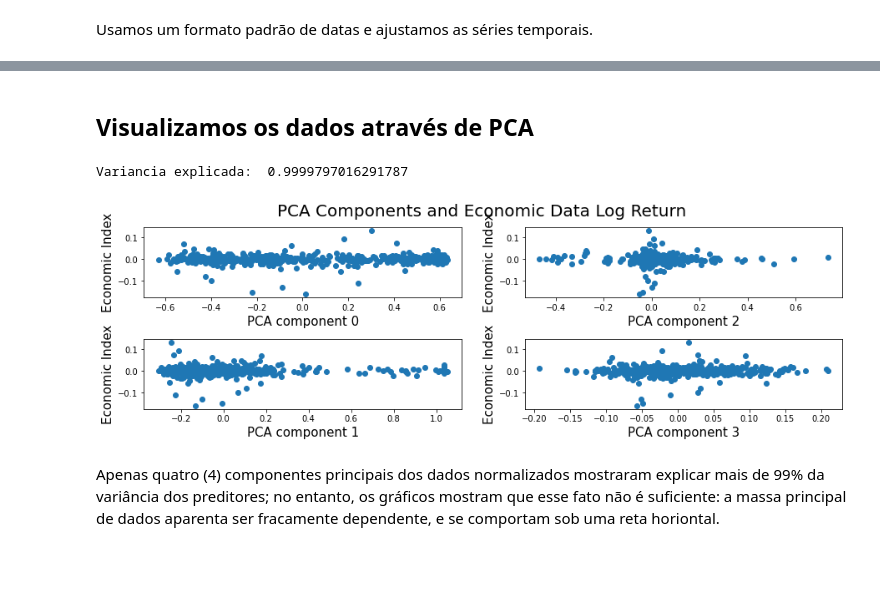
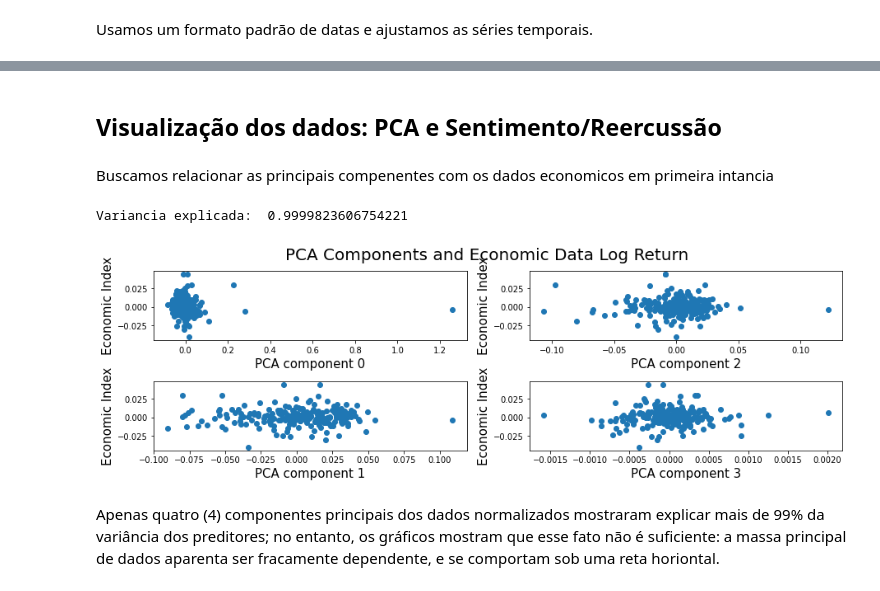
Before and after one commit to GiovaniValdrighi/Bolsonaro_Tweets, a Jupyter notebook: notebooks/effects_tweeter_economic_data.ipynb, the cells around one changed output, grey strips where cells are left out. Cells and saved outputs as stored; diff of their text form; code cells hidden in the pictures; blank space fills up the shorter version.

Commit message:
Effects log-returns

```diff
--- a/notebooks/effects_tweeter_economic_data.ipynb
+++ b/notebooks/effects_tweeter_economic_data.ipynb
@@ -53,9 +34,14 @@ Inclui as etapas de standandização, separação, e agregação segundo diferen
 # read the data
 tweets_data = pd.read_pickle("data/final_tweets_data.pkl")
 tweets_data = tweets_data.drop(["full_text", "full_text_en"], axis=1)
-# economic_data = pd.read_csv("data/economic_time_series.csv", sep=";", index_col=0)
-economic_data = pd.read_csv("data/^BVSP.csv", index_col=0)
-economic_data["ibovespa"] = economic_data["Close"]
+economic_data = pd.read_csv("data/economic_time_series.csv", sep=";", index_col=0)
+
+# chose features and responses
+responses = ['selic_meta', 'international_reserve','cdi','dollar']
+economic_data = economic_data[responses]
+
+# chose only Bolsonaro tweeter
+tweets_data = tweets_data[tweets_data.name == "jairbolsonaro"]
 # %% [markdown]
 Usamos um formato padrão de datas e ajustamos as séries temporais.
 # %%
@@ -100,12 +64,15 @@ cols_to_dumm = ["media_type", "name", "topic", "weekday",
 
 # add dummies
 for col in cols_to_dumm:
-  dummies = pd.get_dummies(tweets_dayly[col], prefix=col, drop_first=True)
-  tweets_dayly = pd.concat([tweets_dayly.drop(col, axis=1), dummies], axis=1)
+  dummies = pd.get_dummies(tweets_data[col], prefix=col, drop_first=True)
+  tweets_dayly = pd.concat([tweets_data.drop(col, axis=1), dummies], axis=1)
 
 for col in cols_to_strd:
-  dummies = tweets_dayly[col].str.get_dummies("/").add_prefix(col)
-  tweets_dayly = pd.concat([tweets_dayly.drop(col, axis=1), dummies], axis=1)
+  dummies = tweets_data[col].str.get_dummies("/").add_prefix(col)
+  tweets_dayly = pd.concat([tweets_data.drop(col, axis=1), dummies], axis=1)
+
+# agregate the data using mean
+tweets_dayly = tweets_data.groupby("date", as_index=True).mean()
 # %% [markdown]
 Ajustamos as séries temporais no mesmo período de tempo e expressamos os Dados Economicos no formato de log-retornos; esse formato é útil quando estamos interessados no estudo da variação de dados econômicos, por se mostrar uma variável relativa. Isso significa que deve ser possível observar impactos.
 
@@ -113,15 +80,17 @@ Finalmente, separamos os dados de treino e teste. Por simplicidade, renomeamos o
 ; posteriormente, as mesmas tecnicas apresentadas serão utilizadas na discussão dos demais dados.
+# %%
+# and express it as a log-return index
+economic_data_lr = np.log(1 + economic_data.dropna().pct_change())
+
+# put tempotal series together
+data = pd.concat([economic_data_lr, tweets_dayly], axis=1).dropna()
 # %%
 predictors = tweets_dayly.columns
-responses = economic_data.columns
 
 # chose a response economic index as example
-# and express it as a log-return index
-response = "ibovespa"
-economic_data_lr = np.log(1 + economic_data[response].dropna().pct_change())
-
-# put tempotal series together
-data = pd.concat([economic_data_lr, tweets_dayly], axis=1).dropna()
+response = "dollar"
+EILR_data = data[response]
+DTw_data = data[predictors]
 
 # separate train and test data
 data_train, data_test = train_test_split(data)
@@ -132,28 +101,32 @@ DTw_train, DTw_test = data_train[predictors], data_test[predictors]
 normalizer = Normalizer().fit(DTw_train)
 DTw_train = pd.DataFrame(normalizer.transform(DTw_train), columns=predictors)
 DTw_test = pd.DataFrame(normalizer.transform(DTw_test), columns=predictors)
+DTw_data = pd.DataFrame(normalizer.transform(DTw_test), columns=predictors)
-# %% [markdown]
-## Visualizamos os dados através de PCA
+# %% [markdown]
+## Visualização dos dados: PCA e Sentimento/Reercussão
+# %% [markdown]
+Buscamos relacionar as principais compenentes com os dados economicos em primeira intancia
 # %%
 transformer = PCA(4).fit(DTw_train)
 print("Variancia explicada: ", np.sum(transformer.explained_variance_ratio_))
 
 DTw_train_4d = pd.DataFrame(transformer.transform(DTw_train), columns=[0,1,2,3])
 DTw_test_4d = pd.DataFrame(transformer.transform(DTw_test), columns=[0,1,2,3])
+DTw_data_4d = pd.DataFrame(transformer.transform(DTw_data), columns=[0,1,2,3])
 
 fig, ax = plt.subplots(2,2,figsize=(15,4))
 
 for i in range(2):
   for j in range(2):
     ax[i][j].scatter(DTw_train_4d[i+j*2], EILR_train)
     ax[i][j].set_xlabel("PCA component {}".format(i+j*2), fontsize=15)
     ax[i][j].set_ylabel("Economic Index", fontsize=15)
 
 fig.suptitle("PCA Components and Economic Data Log Return", fontsize=20)
 fig.subplots_adjust(hspace=0.6)
 plt.show()
 # %% [output]
-Variancia explicada:  0.9999797016291787
+Variancia explicada:  0.9999823606754221
-[figure, old version]
+[figure, new version]
 # %% [markdown]
 Apenas quatro (4) componentes principais dos dados normalizados mostraram explicar mais de 99% da variância dos preditores; no entanto, os gráficos mostram que esse fato não é suficiente: a massa principal de dados aparenta ser fracamente dependente, e se comportam sob uma reta horiontal.
```
Also changed, not shown: parts of 32 cells of this notebook.
